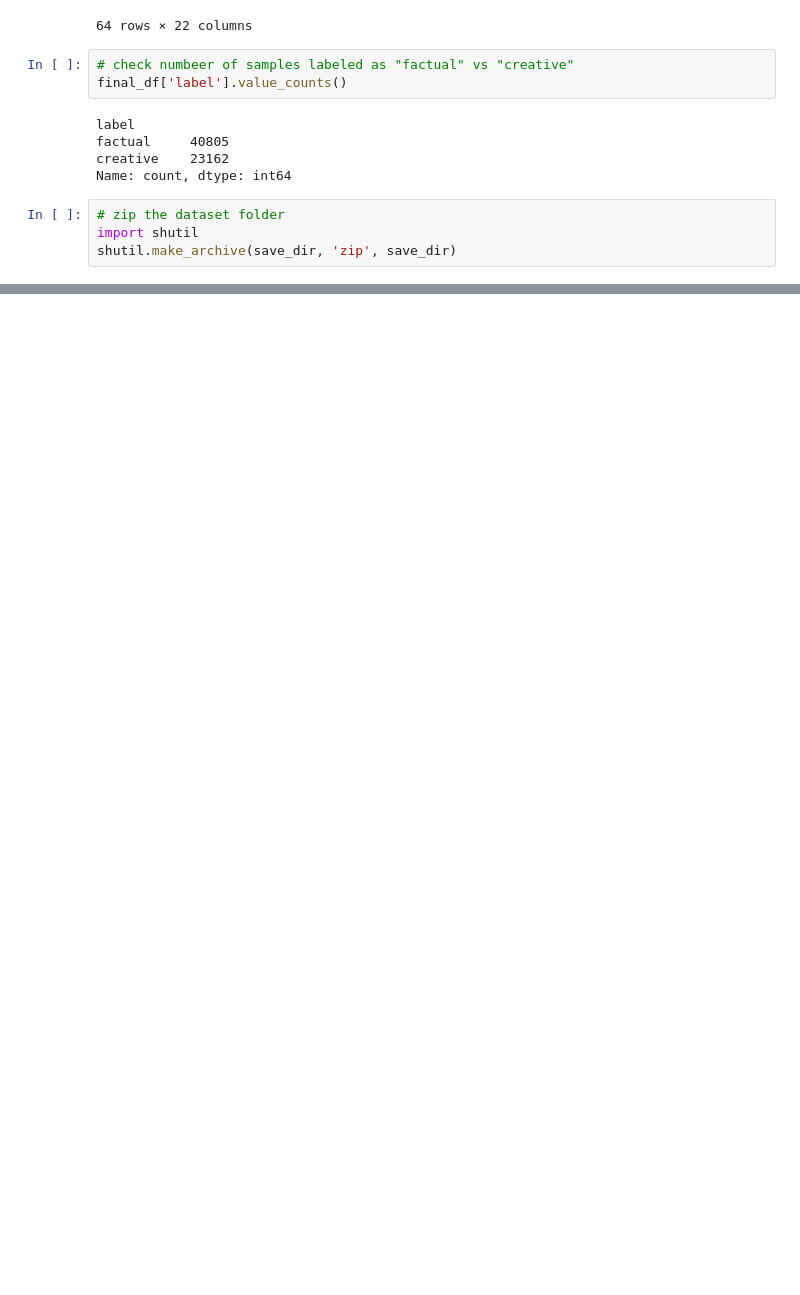
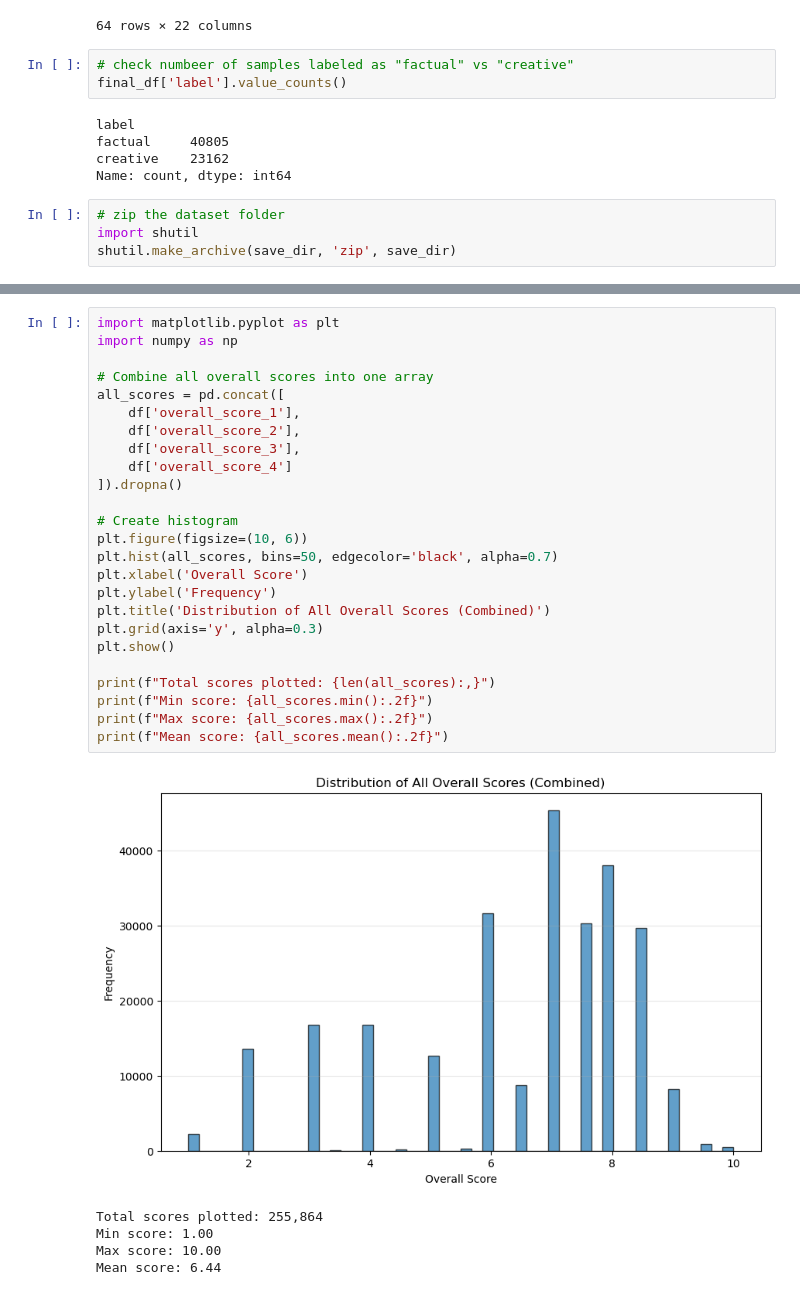
Before and after one commit to thegrey007/cs329x, a Jupyter notebook: scripts/dataprocessing_uf.ipynb, the cells around one changed output, grey strips where cells are left out. Drawn from its saved outputs; the diff is of its cells as text; blank space fills up the shorter version.

```diff
--- a/scripts/dataprocessing_uf.ipynb
+++ b/scripts/dataprocessing_uf.ipynb
@@ -256,0 +395,31 @@ shutil.make_archive(save_dir, 'zip', save_dir)
+# %%
+import matplotlib.pyplot as plt
+import numpy as np
+
+# Combine all overall scores into one array
+all_scores = pd.concat([
+    df['overall_score_1'],
+    df['overall_score_2'],
+    df['overall_score_3'],
+    df['overall_score_4']
+]).dropna()
+
+# Create histogram
+plt.figure(figsize=(10, 6))
+plt.hist(all_scores, bins=50, edgecolor='black', alpha=0.7)
+plt.xlabel('Overall Score')
+plt.ylabel('Frequency')
+plt.title('Distribution of All Overall Scores (Combined)')
+plt.grid(axis='y', alpha=0.3)
+plt.show()
+
+print(f"Total scores plotted: {len(all_scores):,}")
+print(f"Min score: {all_scores.min():.2f}")
+print(f"Max score: {all_scores.max():.2f}")
+print(f"Mean score: {all_scores.mean():.2f}")
+# %% [output]
+[figure, added]
+Total scores plotted: 255,864
+Min score: 1.00
+Max score: 10.00
+Mean score: 6.44
```
Also changed, not shown: parts of 16 cells of this notebook, 4 other files.
